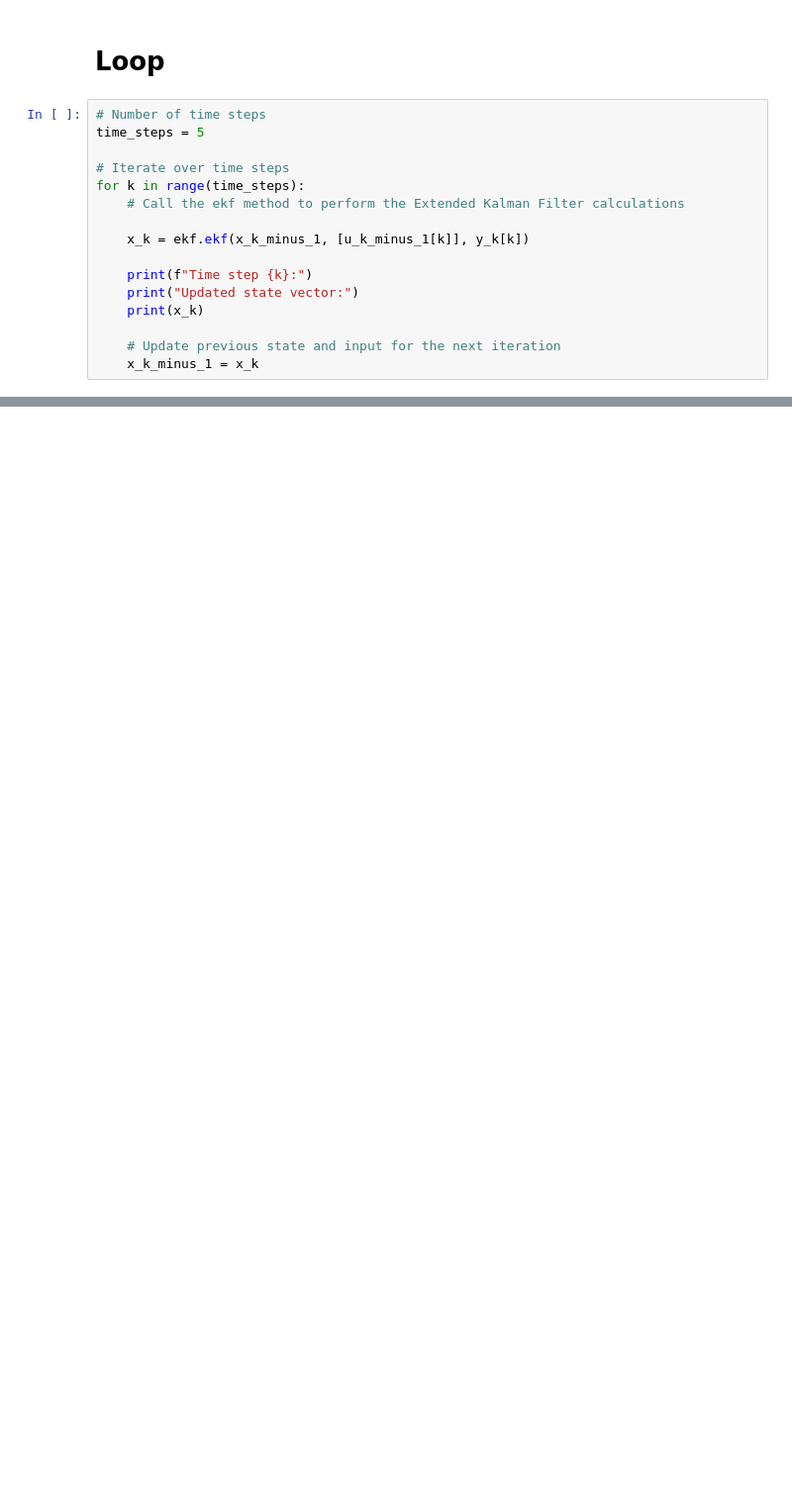
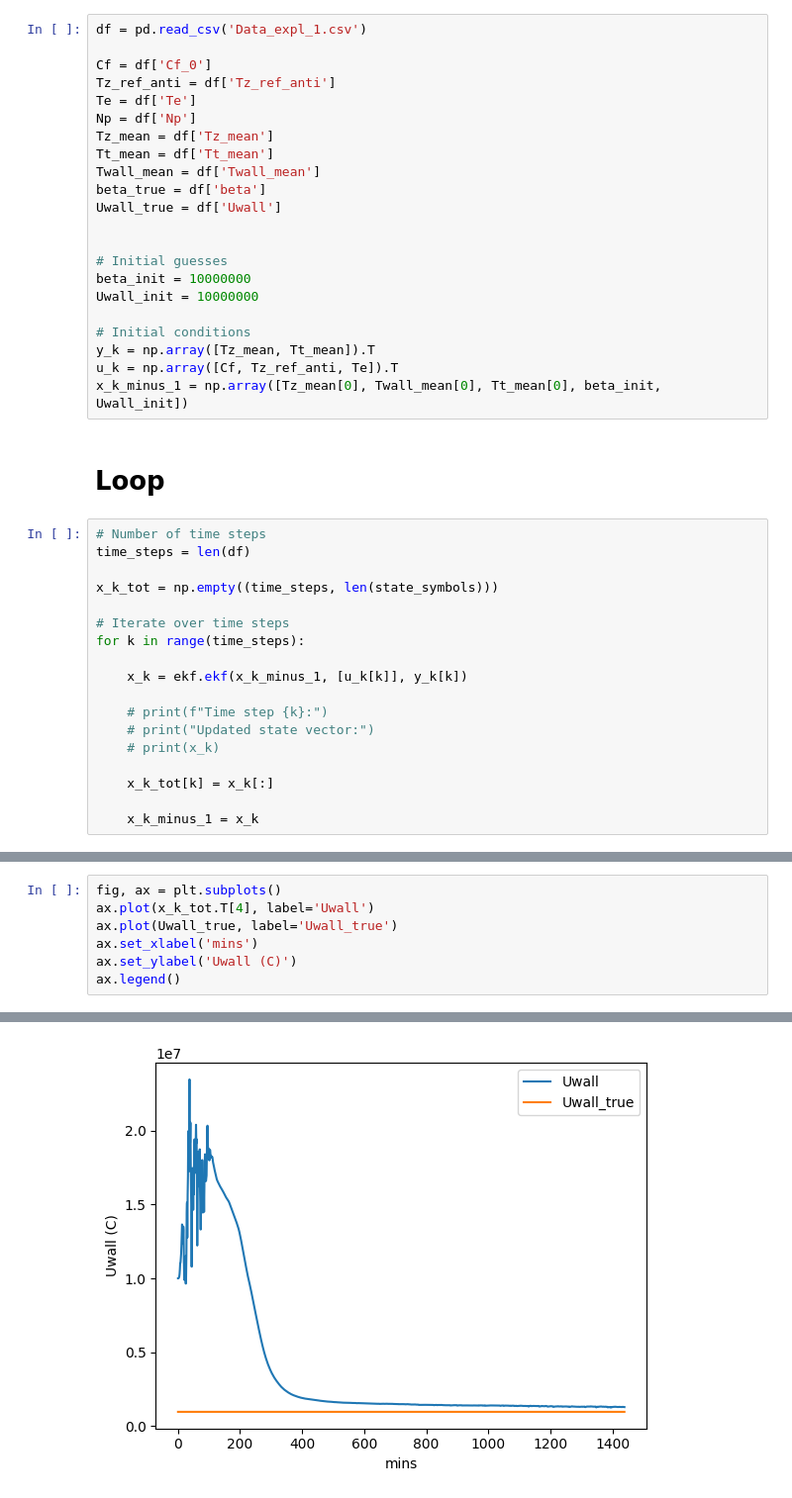
Before and after one commit to AleFire99/EKF, a Jupyter notebook: Example.ipynb, the cells around one changed output, grey strips where cells are left out. Shown at 99% size. Drawn from its saved outputs; the diff is of its cells as text; blank space fills up the shorter version.

```diff
--- a/Example.ipynb
+++ b/Example.ipynb
@@ -35,18 +61,42 @@ y_k = 5.0*np.ones(5)  # Sensor measurement
+# %%
+df = pd.read_csv('Data_expl_1.csv')
+
+Cf = df['Cf_0']
+Tz_ref_anti = df['Tz_ref_anti']
+Te = df['Te']
+Np = df['Np']
+Tz_mean = df['Tz_mean']
+Tt_mean = df['Tt_mean']
+Twall_mean = df['Twall_mean']
+beta_true = df['beta']
+Uwall_true = df['Uwall']
+
+
+# Initial guesses
+beta_init = 10000000
+Uwall_init = 10000000
+
+# Initial conditions
+y_k = np.array([Tz_mean, Tt_mean]).T
+u_k = np.array([Cf, Tz_ref_anti, Te]).T
+x_k_minus_1 = np.array([Tz_mean[0], Twall_mean[0], Tt_mean[0], beta_init, Uwall_init])
 # %% [markdown]
 # Loop
 # %%
 # Number of time steps
-time_steps = 5
+time_steps = len(df)
+
+x_k_tot = np.empty((time_steps, len(state_symbols)))
 
 # Iterate over time steps
 for k in range(time_steps):
-    # Call the ekf method to perform the Extended Kalman Filter calculations
 
-    x_k = ekf.ekf(x_k_minus_1, [u_k_minus_1[k]], y_k[k])
+    x_k = ekf.ekf(x_k_minus_1, [u_k[k]], y_k[k])
 
-    print(f"Time step {k}:")
-    print("Updated state vector:")
-    print(x_k)
+    # print(f"Time step {k}:")
+    # print("Updated state vector:")
+    # print(x_k)
 
-    # Update previous state and input for the next iteration
+    x_k_tot[k] = x_k[:]
+
     x_k_minus_1 = x_k
@@ -73,0 +121,8 @@ Updated state vector:
+# %%
+fig, ax = plt.subplots()
+ax.plot(x_k_tot.T[4], label='Uwall')
+ax.plot(Uwall_true, label='Uwall_true')
+ax.set_xlabel('mins')
+ax.set_ylabel('Uwall (C)')
+ax.legend()
+# %% [output]
@@ -73,0 +130 @@ Updated state vector:
+[figure, added]
```
Also changed, not shown: parts of 12 cells of this notebook, 2 other files.
